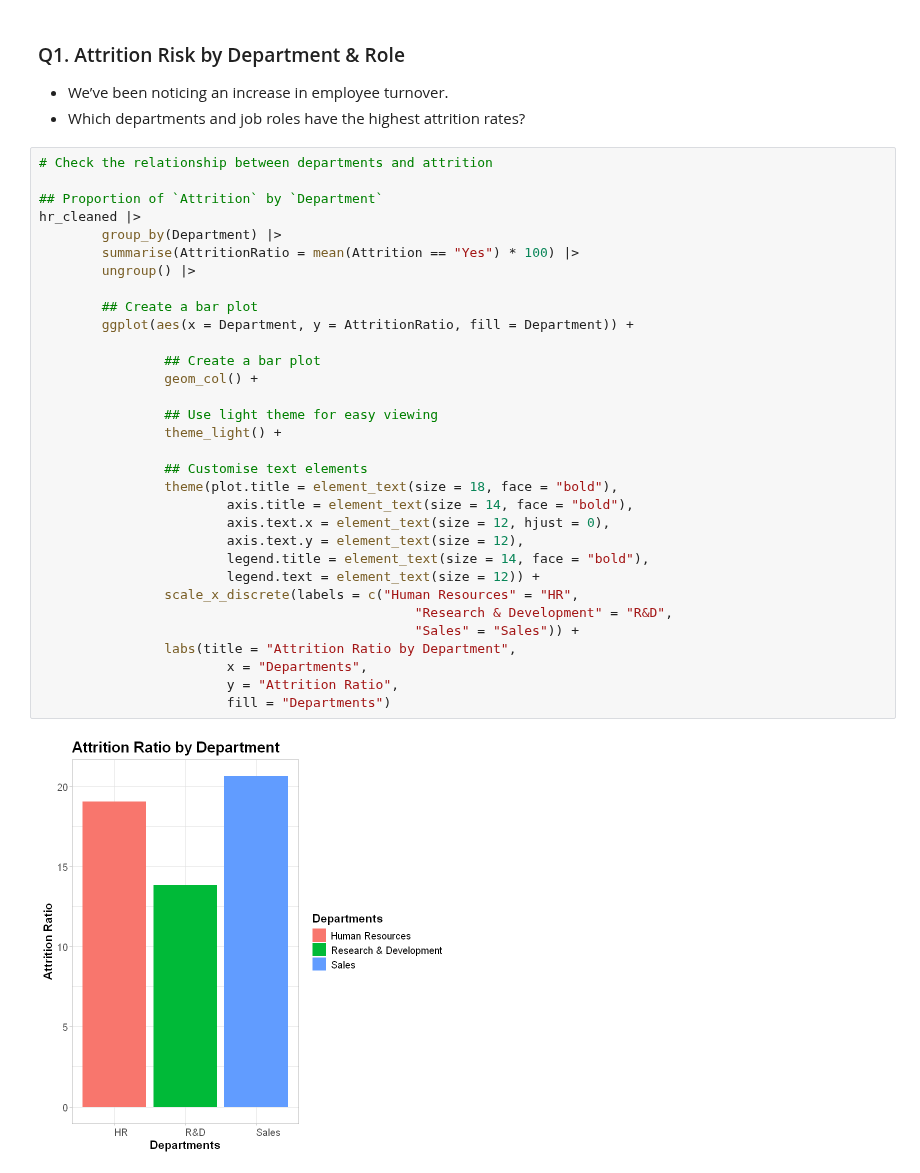
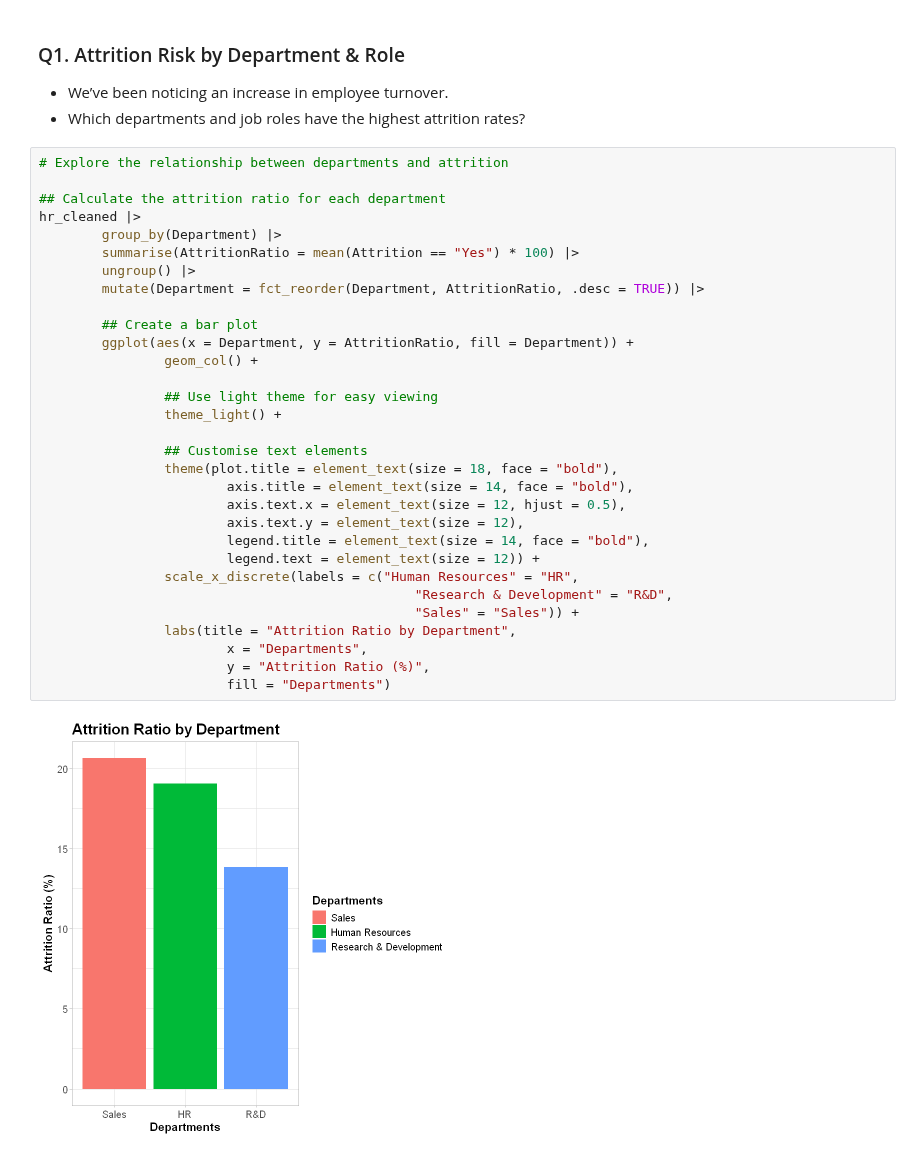
Before and after one commit to svarong-port/data-analytics-projects, a Jupyter notebook: ibm_hr_employee_attrition/hr_employee_attrition_code.ipynb, the cells around one changed output. Cells and saved outputs as stored; diff of their text form.

```diff
--- a/ibm_hr_employee_attrition/hr_employee_attrition_code.ipynb
+++ b/ibm_hr_employee_attrition/hr_employee_attrition_code.ipynb
@@ -182,37 +182,36 @@ There appears to be no missing values.
 - We’ve been noticing an increase in employee turnover.
 - Which departments and job roles have the highest attrition rates?
 # %%
-# Check the relationship between departments and attrition
+# Explore the relationship between departments and attrition
 
-## Proportion of `Attrition` by `Department`
+## Calculate the attrition ratio for each department
 hr_cleaned |>
         group_by(Department) |>
         summarise(AttritionRatio = mean(Attrition == "Yes") * 100) |>
         ungroup() |>
+        mutate(Department = fct_reorder(Department, AttritionRatio, .desc = TRUE)) |>
 
         ## Create a bar plot
         ggplot(aes(x = Department, y = AttritionRatio, fill = Department)) +
-
-                ## Create a bar plot
                 geom_col() +
 
                 ## Use light theme for easy viewing
                 theme_light() +
 
                 ## Customise text elements
                 theme(plot.title = element_text(size = 18, face = "bold"),
                         axis.title = element_text(size = 14, face = "bold"),
-                        axis.text.x = element_text(size = 12, hjust = 0),
+                        axis.text.x = element_text(size = 12, hjust = 0.5),
                         axis.text.y = element_text(size = 12),
                         legend.title = element_text(size = 14, face = "bold"),
                         legend.text = element_text(size = 12)) +
                 scale_x_discrete(labels = c("Human Resources" = "HR",
                                                 "Research & Development" = "R&D",
                                                 "Sales" = "Sales")) +
                 labs(title = "Attrition Ratio by Department",
                         x = "Departments",
-                        y = "Attrition Ratio",
+                        y = "Attrition Ratio (%)",
                         fill = "Departments")
 # %% [output]
-[figure, old version]
+[figure, new version]
 # %% [markdown]
```
Also changed, not shown: parts of 2 cells of this notebook.
